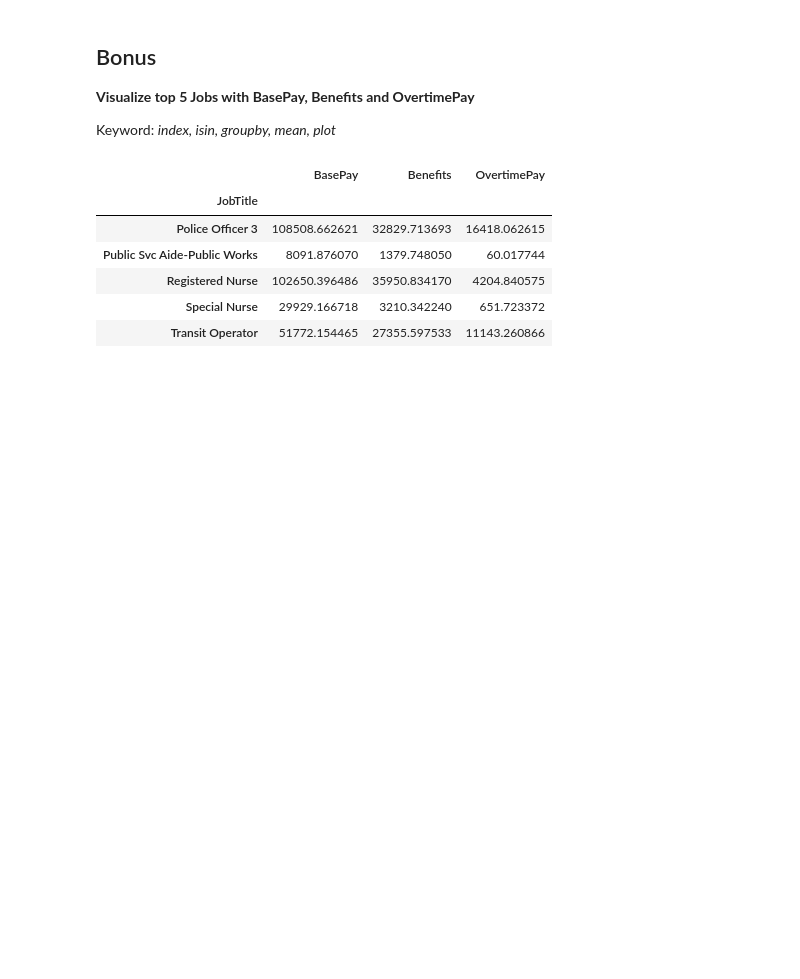
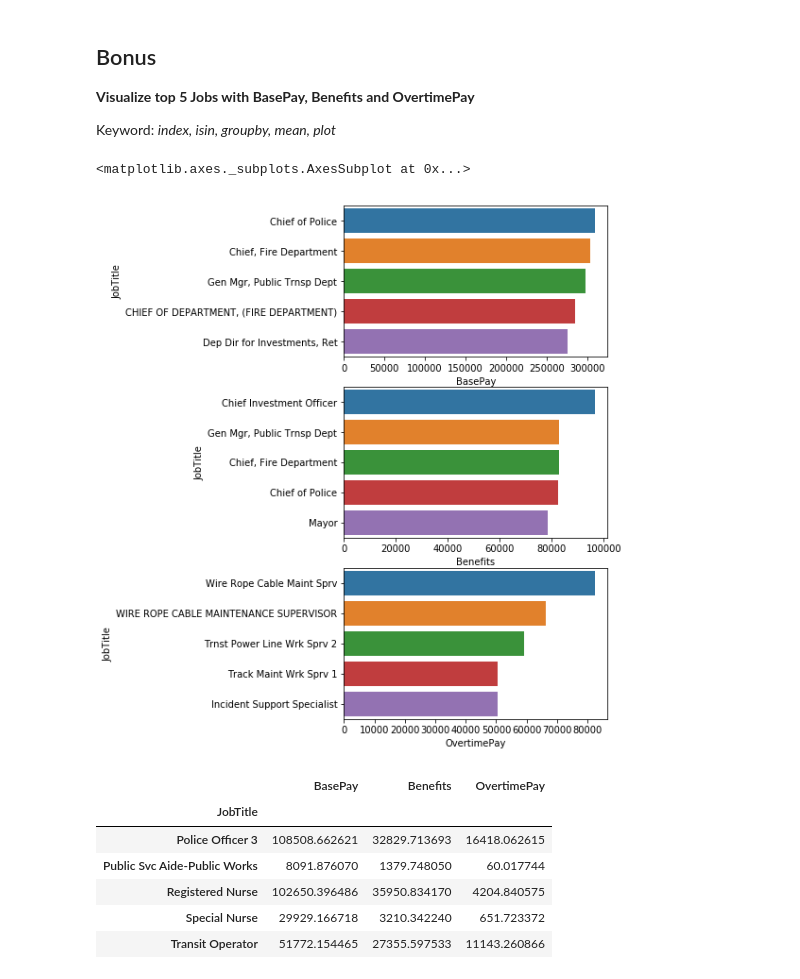
Before and after one commit to nhoxnho1212/MachineLearningProblemSets, a Jupyter notebook: week2_Assignment.ipynb, the cells around one changed output. Cells and saved outputs as stored; diff of their text form; code cells hidden in the pictures; blank space fills up the shorter version.

```diff
--- a/week2_Assignment.ipynb
+++ b/week2_Assignment.ipynb
@@ -214,6 +214,20 @@ sns.distplot(sal[(sal['BasePay'].isna()!=True) & (sal['Year']!=2011 )]['BasePay'
 **Visualize top 5 Jobs with BasePay, Benefits and OvertimePay**
 
 Keyword: *index, isin, groupby, mean, plot*
+# %%
+sal2=sal.groupby(by='JobTitle').mean()
+# %%
+JobTitle_BasePlot=sal2.sort_values('BasePay',ascending=False).head(5)
+JobTitle_Benefits=sal2.sort_values('Benefits',ascending=False).head(5)
+JobTitle_OvertimePay=sal2.sort_values('OvertimePay',ascending=False).head(5)
+# %%
+fig, (ax1,ax2,ax3)=plt.subplots(3,1,figsize=(5,10))
+sns.barplot(y=JobTitle_BasePlot.index,x='BasePay',data=JobTitle_BasePlot,ax=ax1)
+sns.barplot(y=JobTitle_Benefits.index,x='Benefits',data=JobTitle_Benefits,ax=ax2)
+sns.barplot(y=JobTitle_OvertimePay.index,x='OvertimePay',data=JobTitle_OvertimePay,ax=ax3)
+# %% [output]
+<matplotlib.axes._subplots.AxesSubplot at 0x...>
+[figure, added]
 # %%
 # %% [output]
 |  | BasePay | Benefits | OvertimePay |
```
Also changed, not shown: parts of 4 cells of this notebook.
